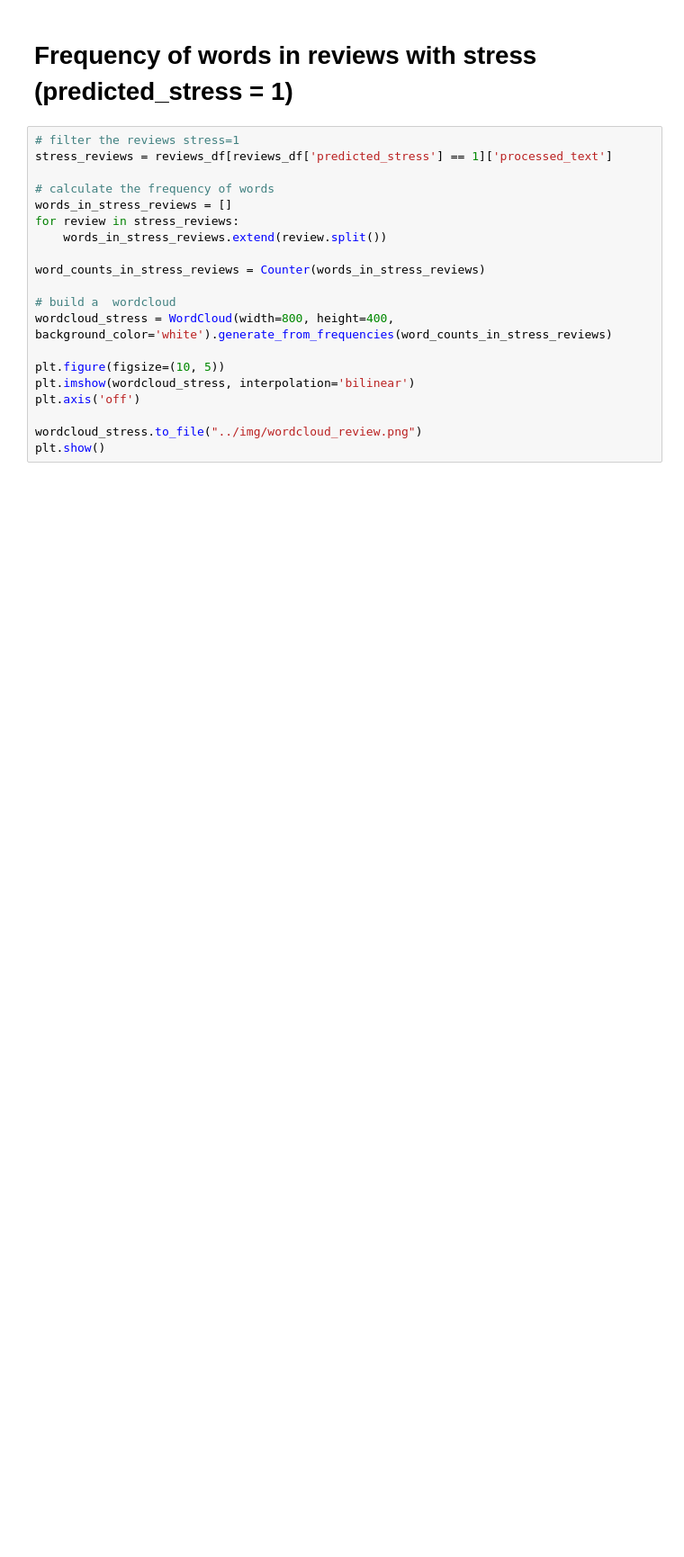
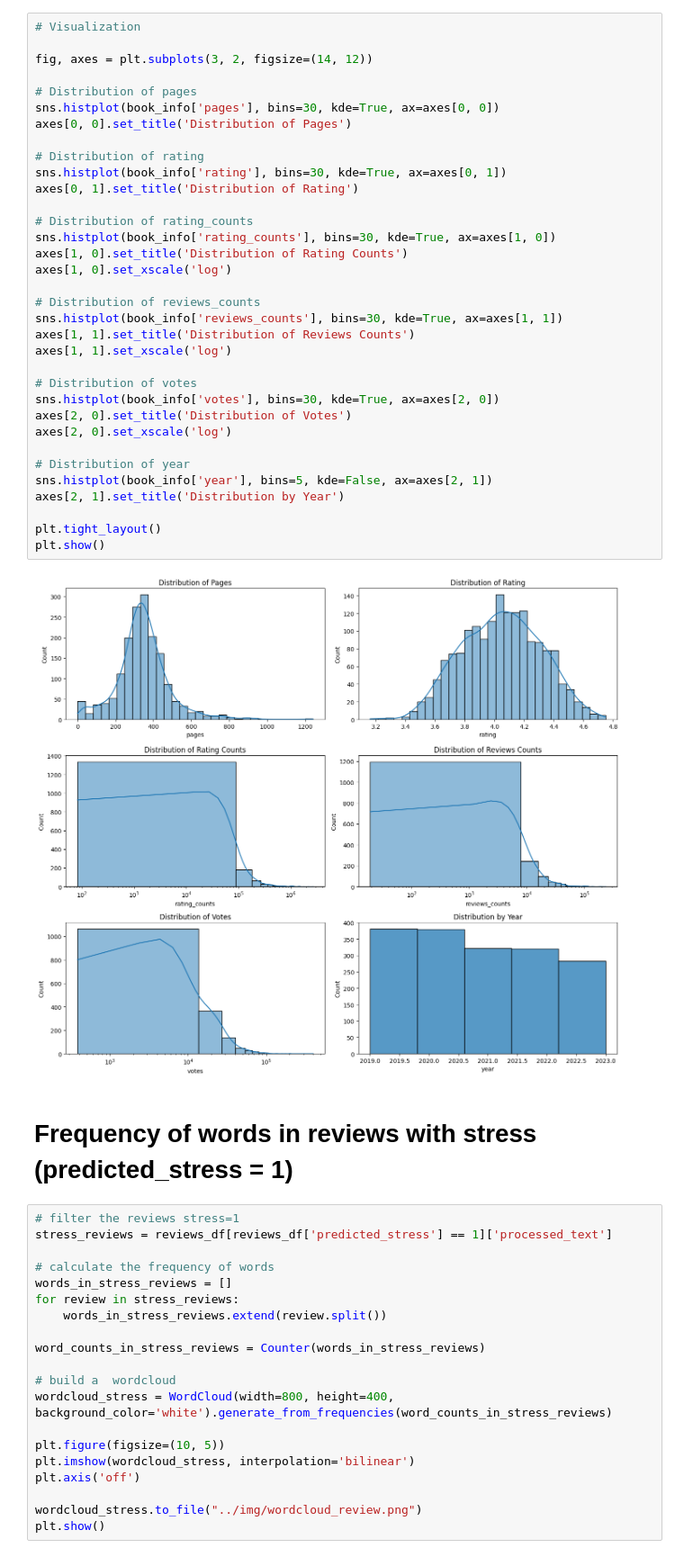
Before and after one commit to txiao9331/EmoLit, a Jupyter notebook: EDA&Tableau/EDA.ipynb, the cells around one changed output. Shown at 90% size. Drawn from its saved outputs; the diff is of its cells as text; blank space fills up the shorter version.

```diff
--- a/EDA&Tableau/EDA.ipynb
+++ b/EDA&Tableau/EDA.ipynb
@@ -12,3 +119,39 @@ reviews_df = pd.read_csv('../data/clean_data/reviews_with_stress.csv')
+# %%
+# Visualization
+
+fig, axes = plt.subplots(3, 2, figsize=(14, 12))
+
+# Distribution of pages
+sns.histplot(book_info['pages'], bins=30, kde=True, ax=axes[0, 0])
+axes[0, 0].set_title('Distribution of Pages')
+
+# Distribution of rating
+sns.histplot(book_info['rating'], bins=30, kde=True, ax=axes[0, 1])
+axes[0, 1].set_title('Distribution of Rating')
+
+# Distribution of rating_counts
+sns.histplot(book_info['rating_counts'], bins=30, kde=True, ax=axes[1, 0])
+axes[1, 0].set_title('Distribution of Rating Counts')
+axes[1, 0].set_xscale('log')
+
+# Distribution of reviews_counts
+sns.histplot(book_info['reviews_counts'], bins=30, kde=True, ax=axes[1, 1])
+axes[1, 1].set_title('Distribution of Reviews Counts')
+axes[1, 1].set_xscale('log')
+
+# Distribution of votes
+sns.histplot(book_info['votes'], bins=30, kde=True, ax=axes[2, 0])
+axes[2, 0].set_title('Distribution of Votes')
+axes[2, 0].set_xscale('log')
+
+# Distribution of year
+sns.histplot(book_info['year'], bins=5, kde=False, ax=axes[2, 1])
+axes[2, 1].set_title('Distribution by Year')
+
+plt.tight_layout()
+plt.show()
+# %% [output]
+[figure, added]
 # %% [markdown]
 # Frequency of words in reviews with stress (predicted_stress = 1)
 # %%
```
Also changed, not shown: parts of 37 cells of this notebook, 7 other files.
